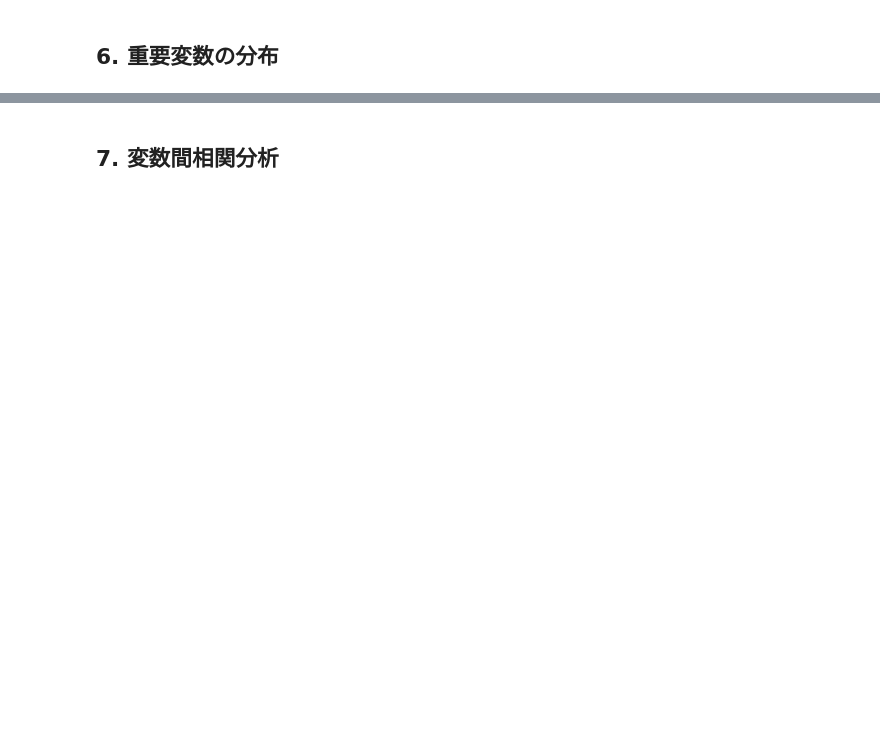
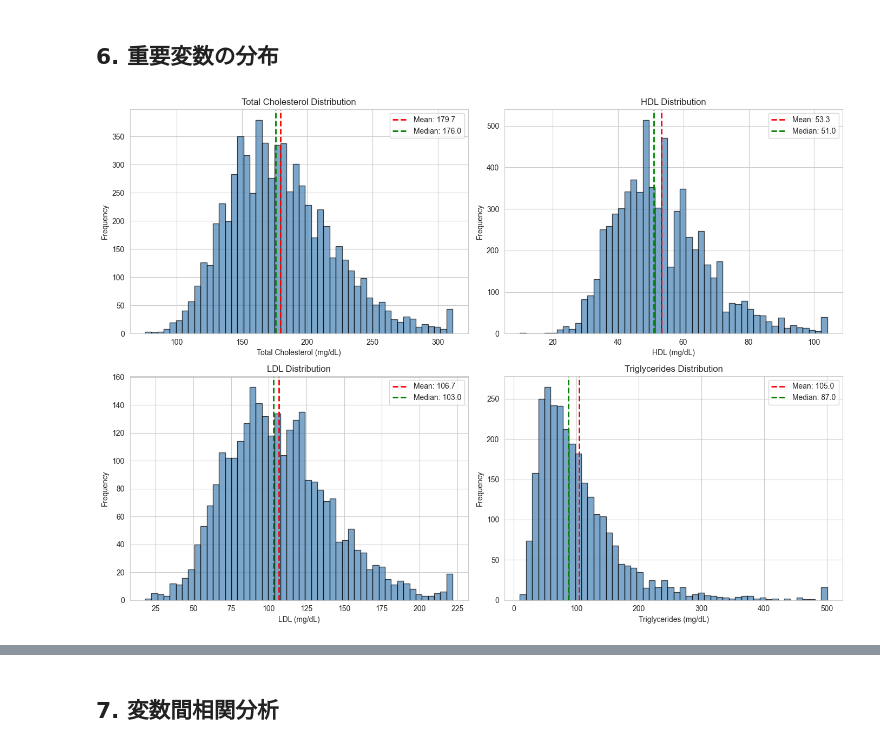
Before and after one commit to s2atoru/COI-NEXT-Hackathon, a Jupyter notebook: notebooks/01_data_exploration.ipynb, the cells around one changed output, grey strips where cells are left out. Cells and saved outputs as stored; diff of their text form; code cells hidden in the pictures; blank space fills up the shorter version.

```diff
--- a/notebooks/01_data_exploration.ipynb
+++ b/notebooks/01_data_exploration.ipynb
@@ -174,27 +288,43 @@ if 'df_processed' in locals() and 'gender_label' in df_processed.columns:
 ## 6. 重要変数の分布
 # %%
 # 脂質プロファイル
-if 'df_processed' in locals():
-    lipid_vars = ['LBXTC', 'LBDHDD', 'LBDLDL', 'LBXTR']
-    lipid_labels = ['Total Cholesterol', 'HDL', 'LDL', 'Triglycerides']
+if "df_processed" in locals():
+    lipid_vars = ["LBXTC", "LBDHDD", "LBDLDL", "LBXTR"]
+    lipid_labels = ["Total Cholesterol", "HDL", "LDL", "Triglycerides"]
 
     existing_lipid_vars = [v for v in lipid_vars if v in df_processed.columns]
 
     if existing_lipid_vars:
         fig, axes = plt.subplots(2, 2, figsize=(14, 10))
         axes = axes.ravel()
 
-        for i, (var, label) in enumerate(zip(existing_lipid_vars, lipid_labels[:len(existing_lipid_vars)])):
+        for i, (var, label) in enumerate(
+            zip(existing_lipid_vars, lipid_labels[: len(existing_lipid_vars)])
+        ):
             data = df_processed[var].dropna()
-            axes[i].hist(data, bins=50, color='steelblue', alpha=0.7, edgecolor='black')
-            axes[i].axvline(data.mean(), color='red', linestyle='--', linewidth=2, label=f'Mean: {data.mean():.1f}')
-            axes[i].axvline(data.median(), color='green', linestyle='--', linewidth=2, label=f'Median: {data.median():.1f}')
-            axes[i].set_xlabel(f'{label} (mg/dL)')
-            axes[i].set_ylabel('Frequency')
-            axes[i].set_title(f'{label} Distribution')
+            axes[i].hist(data, bins=50, color="steelblue", alpha=0.7, edgecolor="black")
+            axes[i].axvline(
+                data.mean(),
+                color="red",
+                linestyle="--",
+                linewidth=2,
+                label=f"Mean: {data.mean():.1f}",
+            )
+            axes[i].axvline(
+                data.median(),
+                color="green",
+                linestyle="--",
+                linewidth=2,
+                label=f"Median: {data.median():.1f}",
+            )
+            axes[i].set_xlabel(f"{label} (mg/dL)")
+            axes[i].set_ylabel("Frequency")
+            axes[i].set_title(f"{label} Distribution")
             axes[i].legend()
 
         plt.tight_layout()
         plt.show()
+# %% [output]
+[figure, added]
 # %%
 # 代謝マーカー
```
Also changed, not shown: parts of 15 cells of this notebook, 1 other file.
